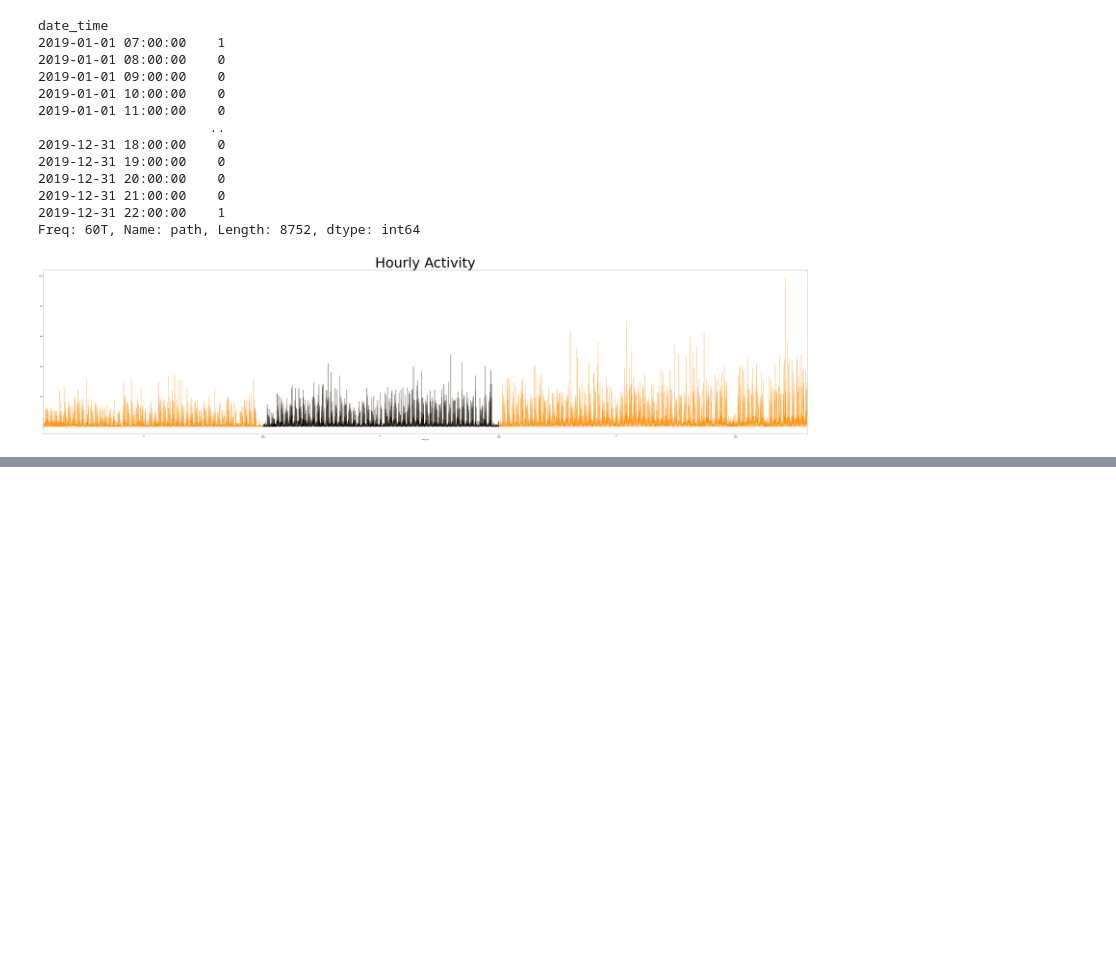
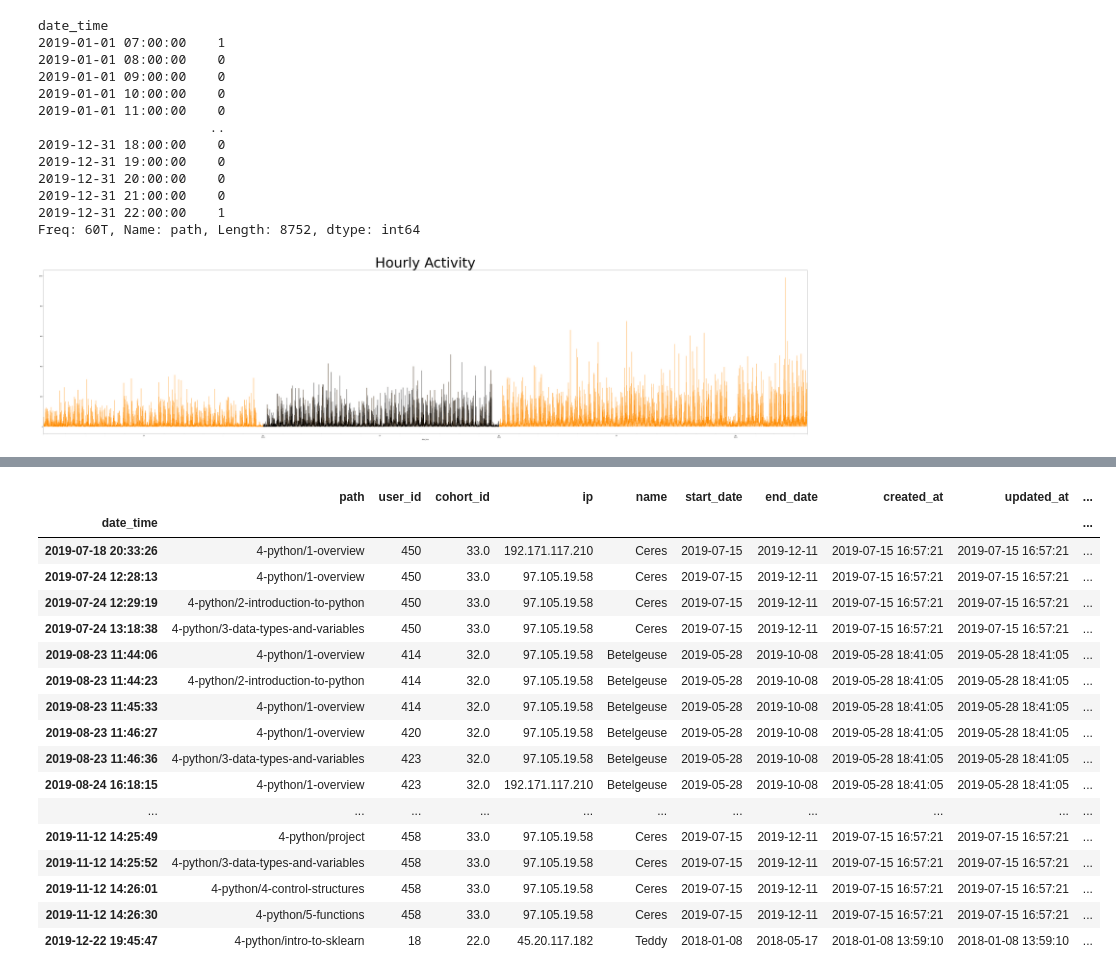
Before and after one commit to TeamTwoAnomaly/anomaly-project, a Jupyter notebook: bondy_workbook.ipynb, the cells around one changed output, grey strips where cells are left out. Cells and saved outputs as stored; diff of their text form; code cells hidden in the pictures; blank space fills up the shorter version.

```diff
--- a/bondy_workbook.ipynb
+++ b/bondy_workbook.ipynb
@@ -255,0 +353,23 @@ This provides no more clarity than the first chart.
+# %%
+# look at records where users in java program viewed python material in the curriculum
+activity_crossing = full_stack_java[(full_stack_java.path.str.contains('python') == True) & (full_stack_java.name != 'Staff')]
+activity_crossing
+# %% [output]
+|  | path | user_id | cohort_id | ip | name | start_date | end_date | created_at | updated_at | ... |
+| date_time |  |  |  |  |  |  |  |  |  | ... |
+| 2019-07-18 20:33:26 | 4-python/1-overview | 450 | 33.0 | 192.171.117.210 | Ceres | 2019-07-15 | 2019-12-11 | 2019-07-15 16:57:21 | 2019-07-15 16:57:21 | ... |
+| 2019-07-24 12:28:13 | 4-python/1-overview | 450 | 33.0 | 97.105.19.58 | Ceres | 2019-07-15 | 2019-12-11 | 2019-07-15 16:57:21 | 2019-07-15 16:57:21 | ... |
+| 2019-07-24 12:29:19 | 4-python/2-introduction-to-python | 450 | 33.0 | 97.105.19.58 | Ceres | 2019-07-15 | 2019-12-11 | 2019-07-15 16:57:21 | 2019-07-15 16:57:21 | ... |
+| 2019-07-24 13:18:38 | 4-python/3-data-types-and-variables | 450 | 33.0 | 97.105.19.58 | Ceres | 2019-07-15 | 2019-12-11 | 2019-07-15 16:57:21 | 2019-07-15 16:57:21 | ... |
+| 2019-08-23 11:44:06 | 4-python/1-overview | 414 | 32.0 | 97.105.19.58 | Betelgeuse | 2019-05-28 | 2019-10-08 | 2019-05-28 18:41:05 | 2019-05-28 18:41:05 | ... |
+| 2019-08-23 11:44:23 | 4-python/2-introduction-to-python | 414 | 32.0 | 97.105.19.58 | Betelgeuse | 2019-05-28 | 2019-10-08 | 2019-05-28 18:41:05 | 2019-05-28 18:41:05 | ... |
+| 2019-08-23 11:45:33 | 4-python/1-overview | 414 | 32.0 | 97.105.19.58 | Betelgeuse | 2019-05-28 | 2019-10-08 | 2019-05-28 18:41:05 | 2019-05-28 18:41:05 | ... |
+| 2019-08-23 11:46:27 | 4-python/1-overview | 420 | 32.0 | 97.105.19.58 | Betelgeuse | 2019-05-28 | 2019-10-08 | 2019-05-28 18:41:05 | 2019-05-28 18:41:05 | ... |
+| 2019-08-23 11:46:36 | 4-python/3-data-types-and-variables | 423 | 32.0 | 97.105.19.58 | Betelgeuse | 2019-05-28 | 2019-10-08 | 2019-05-28 18:41:05 | 2019-05-28 18:41:05 | ... |
+| 2019-08-24 16:18:15 | 4-python/1-overview | 423 | 32.0 | 192.171.117.210 | Betelgeuse | 2019-05-28 | 2019-10-08 | 2019-05-28 18:41:05 | 2019-05-28 18:41:05 | ... |
+| ... | ... | ... | ... | ... | ... | ... | ... | ... | ... | ... |
+| 2019-11-12 14:25:49 | 4-python/project | 458 | 33.0 | 97.105.19.58 | Ceres | 2019-07-15 | 2019-12-11 | 2019-07-15 16:57:21 | 2019-07-15 16:57:21 | ... |
+| 2019-11-12 14:25:52 | 4-python/3-data-types-and-variables | 458 | 33.0 | 97.105.19.58 | Ceres | 2019-07-15 | 2019-12-11 | 2019-07-15 16:57:21 | 2019-07-15 16:57:21 | ... |
+| 2019-11-12 14:26:01 | 4-python/4-control-structures | 458 | 33.0 | 97.105.19.58 | Ceres | 2019-07-15 | 2019-12-11 | 2019-07-15 16:57:21 | 2019-07-15 16:57:21 | ... |
+| 2019-11-12 14:26:30 | 4-python/5-functions | 458 | 33.0 | 97.105.19.58 | Ceres | 2019-07-15 | 2019-12-11 | 2019-07-15 16:57:21 | 2019-07-15 16:57:21 | ... |
+| 2019-12-22 19:45:47 | 4-python/intro-to-sklearn | 18 | 22.0 | 45.20.117.182 | Teddy | 2018-01-08 | 2018-05-17 | 2018-01-08 13:59:10 | 2018-01-08 13:59:10 | ... |
```
Also changed, not shown: parts of 29 cells of this notebook.
